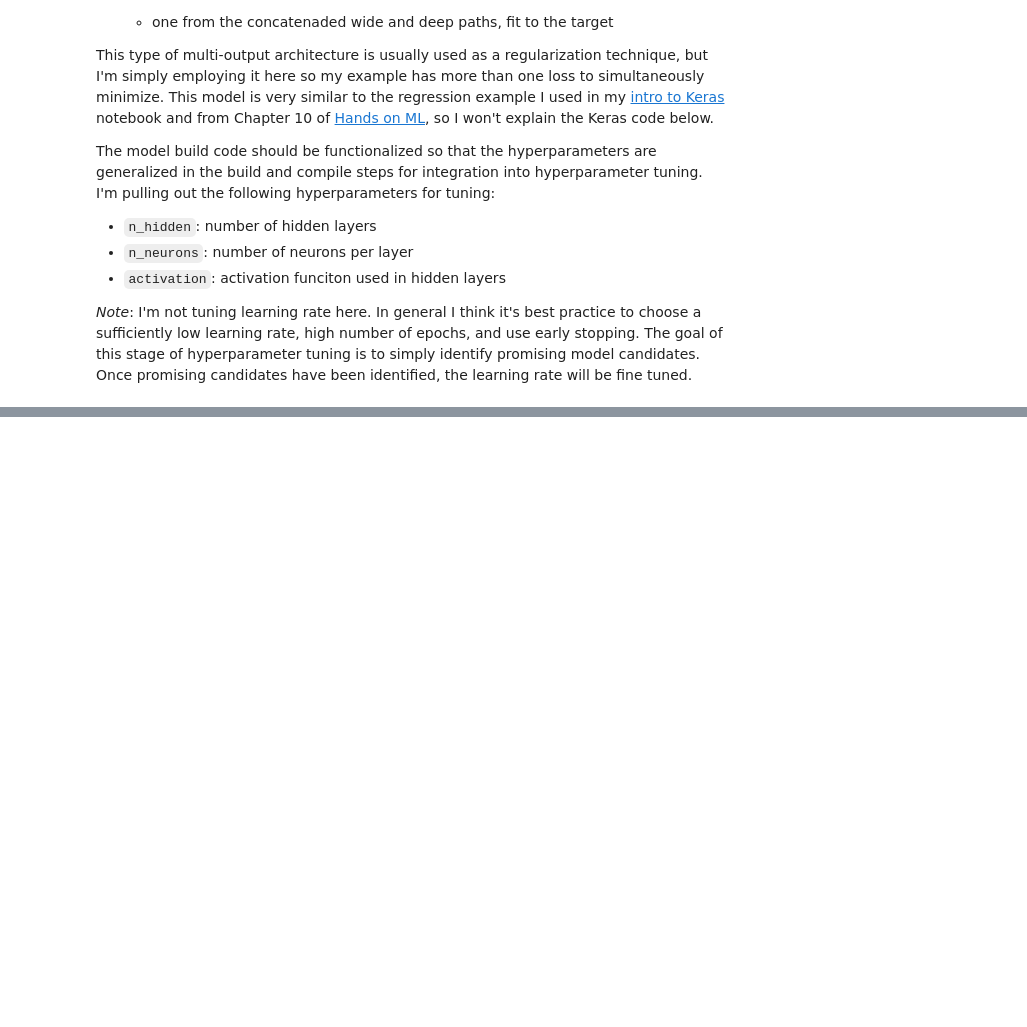
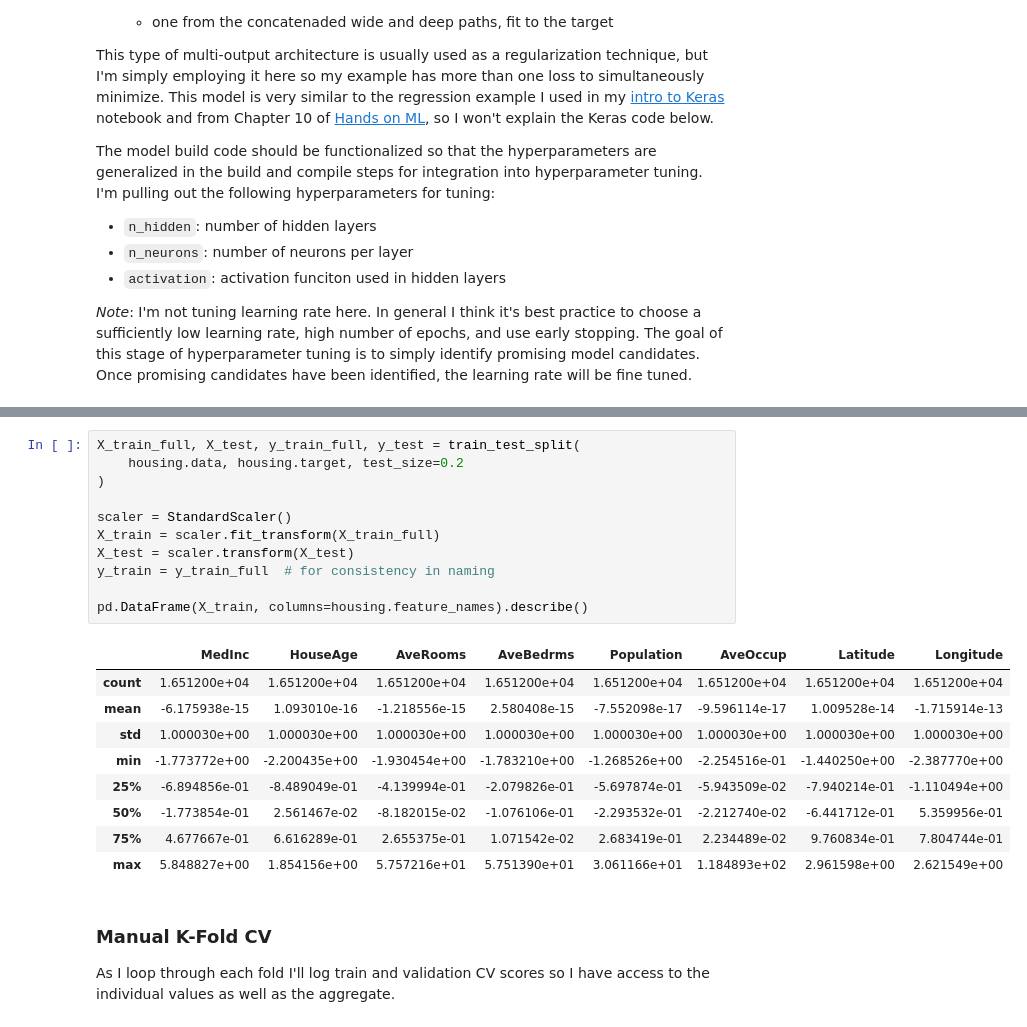
Before and after one commit to mcnewcp/keras-tune-workflow, a Jupyter notebook: 01-mlflow.ipynb, the cells around one changed output, grey strips where cells are left out. Drawn from its saved outputs; the diff is of its cells as text; blank space fills up the shorter version.

```diff
--- a/01-mlflow.ipynb
+++ b/01-mlflow.ipynb
@@ -118,0 +289,25 @@ Aux Loss : 0.3487
+# %%
+X_train_full, X_test, y_train_full, y_test = train_test_split(
+    housing.data, housing.target, test_size=0.2
+)
+
+scaler = StandardScaler()
+X_train = scaler.fit_transform(X_train_full)
+X_test = scaler.transform(X_test)
+y_train = y_train_full  # for consistency in naming
+
+pd.DataFrame(X_train, columns=housing.feature_names).describe()
+# %% [output]
+|  | MedInc | HouseAge | AveRooms | AveBedrms | Population | AveOccup | Latitude | Longitude |
+| count | 1.651200e+04 | 1.651200e+04 | 1.651200e+04 | 1.651200e+04 | 1.651200e+04 | 1.651200e+04 | 1.651200e+04 | 1.651200e+04 |
+| mean | -6.175938e-15 | 1.093010e-16 | -1.218556e-15 | 2.580408e-15 | -7.552098e-17 | -9.596114e-17 | 1.009528e-14 | -1.715914e-13 |
+| std | 1.000030e+00 | 1.000030e+00 | 1.000030e+00 | 1.000030e+00 | 1.000030e+00 | 1.000030e+00 | 1.000030e+00 | 1.000030e+00 |
+| min | -1.773772e+00 | -2.200435e+00 | -1.930454e+00 | -1.783210e+00 | -1.268526e+00 | -2.254516e-01 | -1.440250e+00 | -2.387770e+00 |
+| 25% | -6.894856e-01 | -8.489049e-01 | -4.139994e-01 | -2.079826e-01 | -5.697874e-01 | -5.943509e-02 | -7.940214e-01 | -1.110494e+00 |
+| 50% | -1.773854e-01 | 2.561467e-02 | -8.182015e-02 | -1.076106e-01 | -2.293532e-01 | -2.212740e-02 | -6.441712e-01 | 5.359956e-01 |
+| 75% | 4.677667e-01 | 6.616289e-01 | 2.655375e-01 | 1.071542e-02 | 2.683419e-01 | 2.234489e-02 | 9.760834e-01 | 7.804744e-01 |
+| max | 5.848827e+00 | 1.854156e+00 | 5.757216e+01 | 5.751390e+01 | 3.061166e+01 | 1.184893e+02 | 2.961598e+00 | 2.621549e+00 |
+# %% [markdown]
+### Manual K-Fold CV
+
+As I loop through each fold I'll log train and validation CV scores so I have access to the individual values as well as the aggregate.
```
Also changed, not shown: parts of 22 cells of this notebook, 3 other files.
